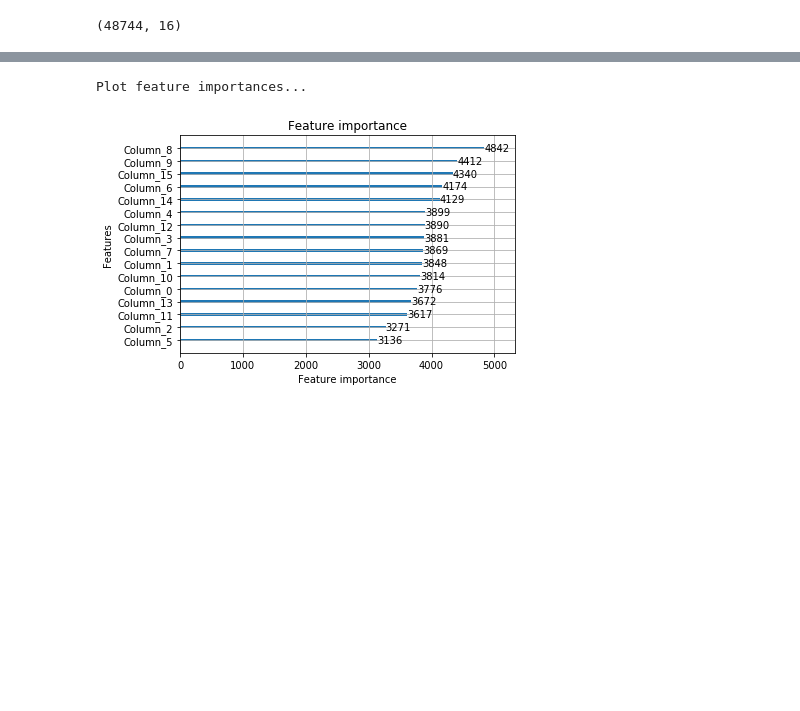
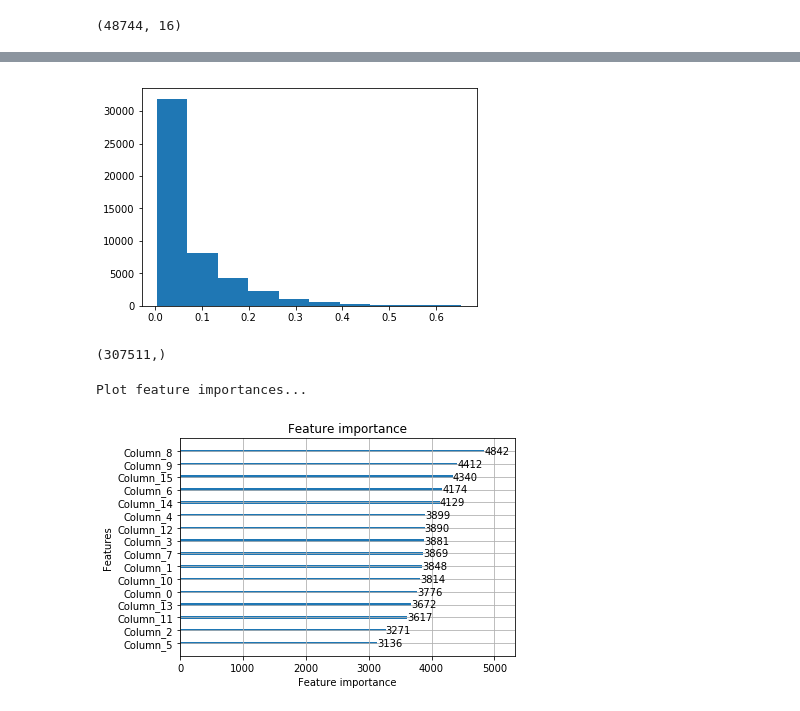
Before and after one commit to afhuertass/kaggle-homecredit, a Jupyter notebook: scripts/simplified_negativesampling.ipynb, the cells around one changed output, grey strips where cells are left out. Cells and saved outputs as stored; diff of their text form; code cells hidden in the pictures; blank space fills up the shorter version.

```diff
--- a/scripts/simplified_negativesampling.ipynb
+++ b/scripts/simplified_negativesampling.ipynb
@@ -281,0 +410,2 @@ cv score - on train:
+# %%
+final_xgb = final_cv_pred_xgbst/32.0
@@ -327 +449,10 @@ plt.show()
+# %%
+plt.hist( final_xgb)
+plt.show()
+# %% [output]
+[figure, added]
+# %%
+final_logi.shape
+# %% [output]
+(307511,)
 # %%
```
Also changed, not shown: parts of 24 cells of this notebook, 1 other file.
